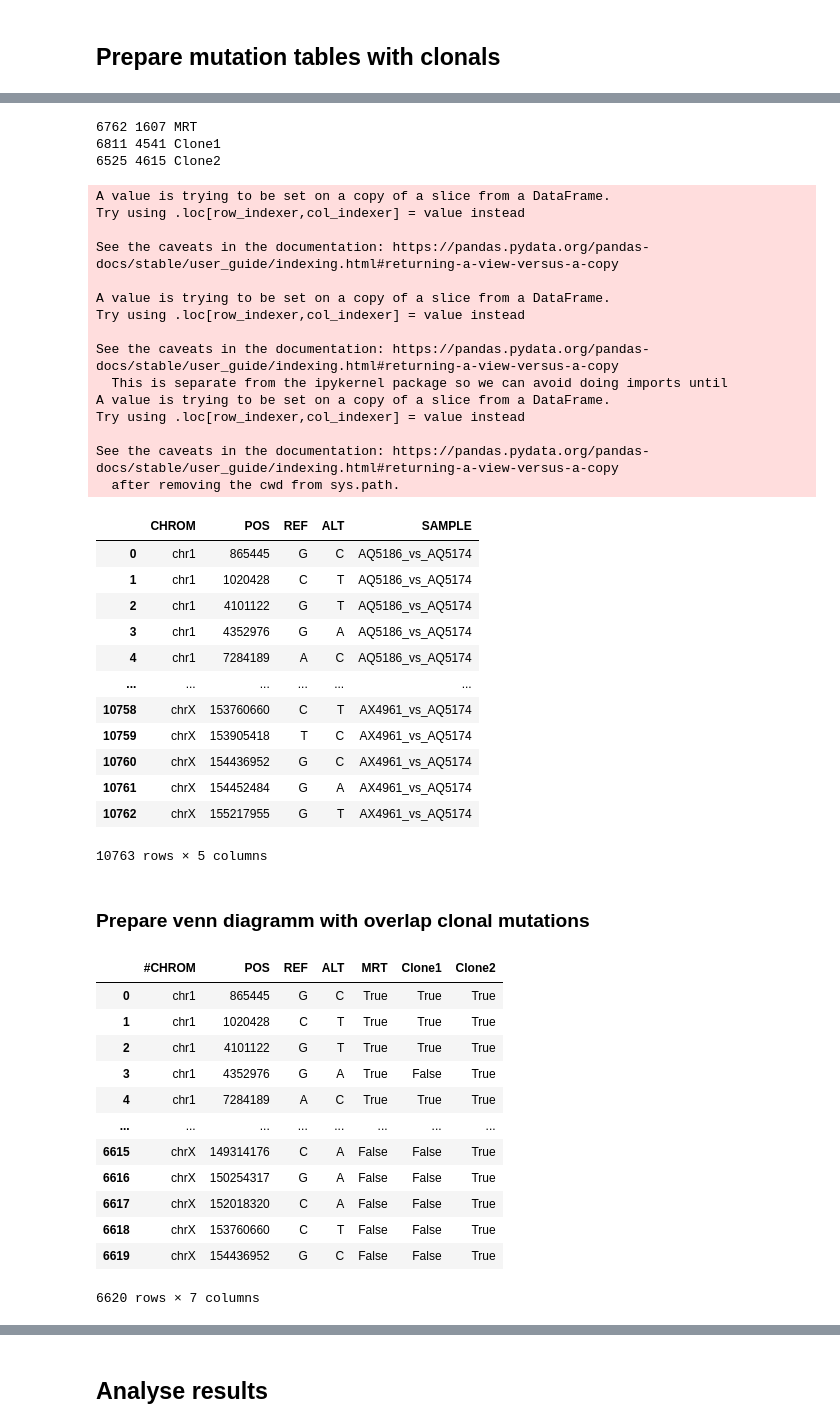
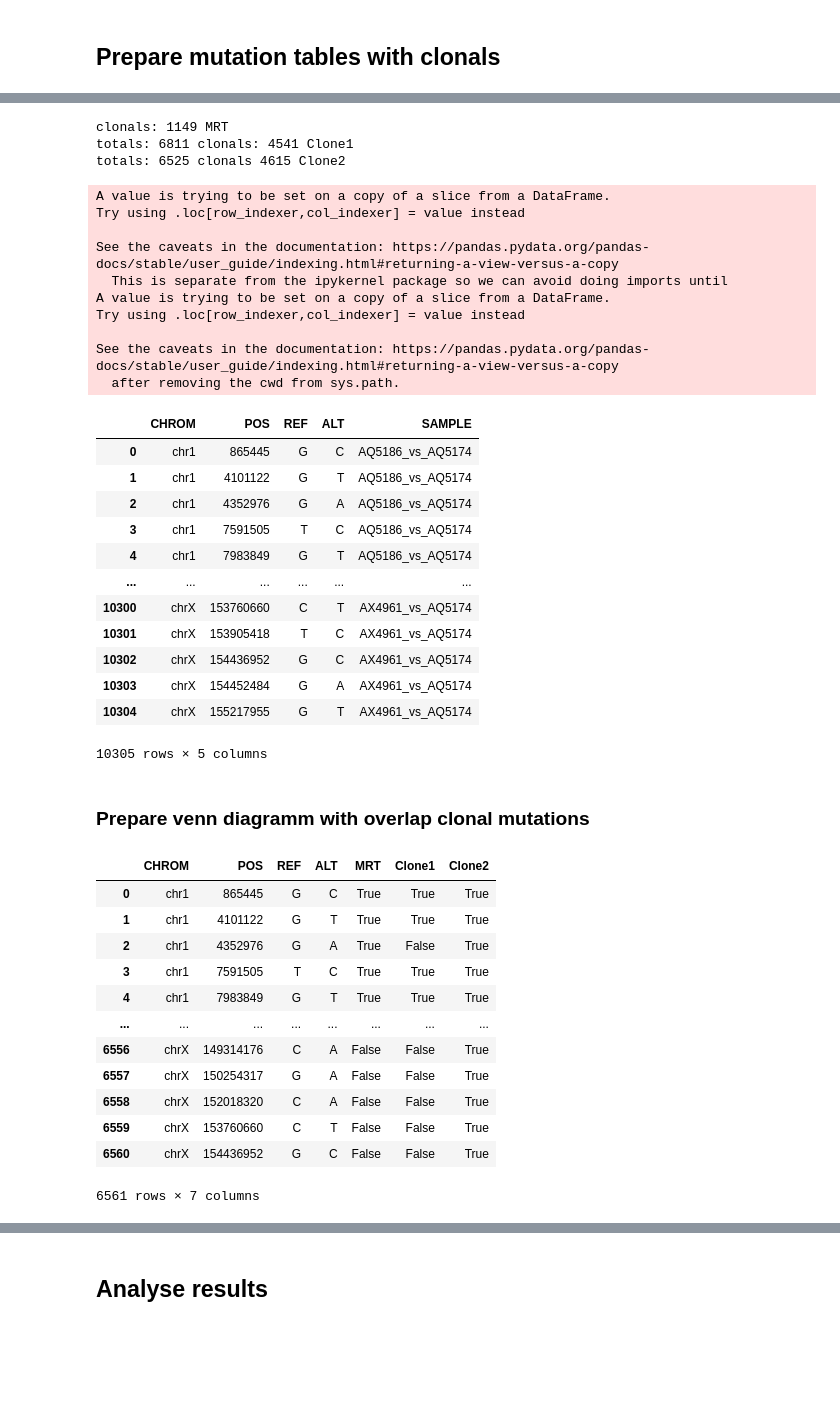
Before and after one commit to bbglab/second-tumors-children, a Jupyter notebook: wgs_analysis/case3_clones_analysis/signature_analysis/Analysis_msigact_clones_case3_t2.ipynb, the cells around one changed output, grey strips where cells are left out. Drawn from its saved outputs; the diff is of its cells as text; code cells hidden in the pictures; blank space fills up the shorter version.

```diff
--- a/wgs_analysis/case3_clones_analysis/signature_analysis/Analysis_msigact_clones_case3_t2.ipynb
+++ b/wgs_analysis/case3_clones_analysis/signature_analysis/Analysis_msigact_clones_case3_t2.ipynb
@@ -135 +126,8 @@ thresholds
+# %%
+#upload snvs from tumor 2 (MRT), after normal tissues analysis
+df1 = pd.read_csv('../../case3_normal_tissues/vcf_postprocessing/output/08_final_list_muts.tsv.gz',sep='\t')
+
+#and select clonal mutations from MRT
+dfc1 = df1[((df1['AF_t1']>=0.25)&(df1['AF_t2']==0))|((df1['AF_t2']>=0.2)&(df1['AF_t1']==0))|((df1['AF_t1']>=0.25)&(df1['AF_t2']>=0.2))]
+dfc1 = dfc1[(dfc1['denovo_germline']==False)&(dfc1['AF_t2']!=0)&(dfc1['AF_t1']==0)&(dfc1['mut_type']=='snv')]
 # %%
@@ -142,38 +138,32 @@ df2 = df2[df2['snv']==True]
 df3 = df3[df3['snv']==True]
 # %%
 #select clonals
-threshold = thresholds['case3_t2']
-dfc1 = df1[df1['t_CCF']>threshold]
 threshold = thresholds['case3_c1']
 dfc2 = df2[df2['t_CCF']>threshold]
 threshold = thresholds['case3_c2']
 dfc3 = df3[df3['t_CCF']>threshold]
 # %%
-print(len(df1),len(dfc1),'MRT')
-print(len(df2),len(dfc2),'Clone1')
-print(len(df3),len(dfc3),'Clone2')
+print('clonals:',len(dfc1),'MRT')
+print('totals:',len(df2),'clonals:',len(dfc2),'Clone1')
+print('totals:',len(df3),'clonals',len(dfc3),'Clone2')
 # %% [output]
-6762 1607 MRT
-6811 4541 Clone1
-6525 4615 Clone2
+clonals: 1149 MRT
+totals: 6811 clonals: 4541 Clone1
+totals: 6525 clonals 4615 Clone2
 # %%
 #prepare dataframe for signature fitting
 dfc1['SAMPLE'] = 'AQ5186_vs_AQ5174'
 dfc2['SAMPLE'] = 'AX4958_vs_AQ5174'
 dfc3['SAMPLE'] = 'AX4961_vs_AQ5174'
+dfc2 = dfc2.rename(columns={'#CHROM':'CHROM'})
+dfc3 = dfc3.rename(columns={'#CHROM':'CHROM'})
 df = pd.concat([dfc1,dfc2,dfc3],ignore_index=True)
-df = df.rename(columns={'#CHROM':'CHROM'})
 cols = ['CHROM','POS','REF','ALT','SAMPLE']
 df['snv'] = df.apply(lambda row: True if len(row['REF']) == len(row['ALT'])==1 else False,axis=1)
 df = df[df['snv']==True]
 df = df[cols]
 df
 # %% [output]
-A value is trying to be set on a copy of a slice from a DataFrame.
-Try using .loc[row_indexer,col_indexer] = value instead
-
-See the caveats in the documentation: https://pandas.pydata.org/pandas-docs/stable/user_guide/indexing.html#returning-a-view-versus-a-copy
-
 A value is trying to be set on a copy of a slice from a DataFrame.
 Try using .loc[row_indexer,col_indexer] = value instead
 
@@ -186,51 +176,51 @@ See the caveats in the documentation: https://pandas.pydata.org/pandas-docs/stab
   after removing the cwd from sys.path.
 |  | CHROM | POS | REF | ALT | SAMPLE |
 | 0 | chr1 | 865445 | G | C | AQ5186_vs_AQ5174 |
-| 1 | chr1 | 1020428 | C | T | AQ5186_vs_AQ5174 |
-| 2 | chr1 | 4101122 | G | T | AQ5186_vs_AQ5174 |
-| 3 | chr1 | 4352976 | G | A | AQ5186_vs_AQ5174 |
-| 4 | chr1 | 7284189 | A | C | AQ5186_vs_AQ5174 |
+| 1 | chr1 | 4101122 | G | T | AQ5186_vs_AQ5174 |
+| 2 | chr1 | 4352976 | G | A | AQ5186_vs_AQ5174 |
+| 3 | chr1 | 7591505 | T | C | AQ5186_vs_AQ5174 |
+| 4 | chr1 | 7983849 | G | T | AQ5186_vs_AQ5174 |
 | ... | ... | ... | ... | ... | ... |
-| 10758 | chrX | 153760660 | C | T | AX4961_vs_AQ5174 |
-| 10759 | chrX | 153905418 | T | C | AX4961_vs_AQ5174 |
-| 10760 | chrX | 154436952 | G | C | AX4961_vs_AQ5174 |
-| 10761 | chrX | 154452484 | G | A | AX4961_vs_AQ5174 |
-| 10762 | chrX | 155217955 | G | T | AX4961_vs_AQ5174 |
+| 10300 | chrX | 153760660 | C | T | AX4961_vs_AQ5174 |
+| 10301 | chrX | 153905418 | T | C | AX4961_vs_AQ5174 |
+| 10302 | chrX | 154436952 | G | C | AX4961_vs_AQ5174 |
+| 10303 | chrX | 154452484 | G | A | AX4961_vs_AQ5174 |
+| 10304 | chrX | 155217955 | G | T | AX4961_vs_AQ5174 |
-10763 rows × 5 columns
+10305 rows × 5 columns
 # %%
 df.to_csv('./input/clonals_case3_t2.tsv.gz',sep='\t',index=None,compression='gzip')
 # %% [markdown]
 ### Prepare venn diagramm with overlap clonal mutations
 # %%
-cols = ['#CHROM','POS','REF','ALT']
+cols = ['CHROM','POS','REF','ALT']
 common_df = pd.merge(dfc1[cols],dfc2[cols],how='outer',indicator='MRT')
 common_df['Clone1'] = common_df['MRT']
 common_df['MRT'] = common_df['MRT'].replace('both',True)
 common_df['MRT'] = common_df['MRT'].replace('left_only',True)
 common_df['MRT'] = common_df['MRT'].replace('right_only',False)
 common_df['Clone1'] = common_df['Clone1'].replace('both',True)
 common_df['Clone1'] = common_df['Clone1'].replace('left_only',False)
 common_df['Clone1'] = common_df['Clone1'].replace('right_only',True)
 common_df = pd.merge(common_df,dfc3[cols],how='outer',indicator='Clone2')
 common_df['Clone2'] = common_df['Clone2'].replace('both',True)
 common_df['Clone2'] = common_df['Clone2'].replace('left_only',False)
 common_df['Clone2'] = common_df['Clone2'].replace('right_only',True)
 common_df = common_df.fillna(False)
 common_df
 # %% [output]
-|  | #CHROM | POS | REF | ALT | MRT | Clone1 | Clone2 |
+|  | CHROM | POS | REF | ALT | MRT | Clone1 | Clone2 |
 | 0 | chr1 | 865445 | G | C | True | True | True |
-| 1 | chr1 | 1020428 | C | T | True | True | True |
-| 2 | chr1 | 4101122 | G | T | True | True | True |
-| 3 | chr1 | 4352976 | G | A | True | False | True |
-| 4 | chr1 | 7284189 | A | C | True | True | True |
+| 1 | chr1 | 4101122 | G | T | True | True | True |
+| 2 | chr1 | 4352976 | G | A | True | False | True |
+| 3 | chr1 | 7591505 | T | C | True | True | True |
+| 4 | chr1 | 7983849 | G | T | True | True | True |
 | ... | ... | ... | ... | ... | ... | ... | ... |
-| 6615 | chrX | 149314176 | C | A | False | False | True |
-| 6616 | chrX | 150254317 | G | A | False | False | True |
-| 6617 | chrX | 152018320 | C | A | False | False | True |
-| 6618 | chrX | 153760660 | C | T | False | False | True |
-| 6619 | chrX | 154436952 | G | C | False | False | True |
+| 6556 | chrX | 149314176 | C | A | False | False | True |
+| 6557 | chrX | 150254317 | G | A | False | False | True |
+| 6558 | chrX | 152018320 | C | A | False | False | True |
+| 6559 | chrX | 153760660 | C | T | False | False | True |
+| 6560 | chrX | 154436952 | G | C | False | False | True |
-6620 rows × 7 columns
+6561 rows × 7 columns
 # %%
 common_df.groupby(['MRT','Clone1','Clone2']).count()
 # %% [output]
```
Also changed, not shown: parts of 10 cells of this notebook, 16 other files.
